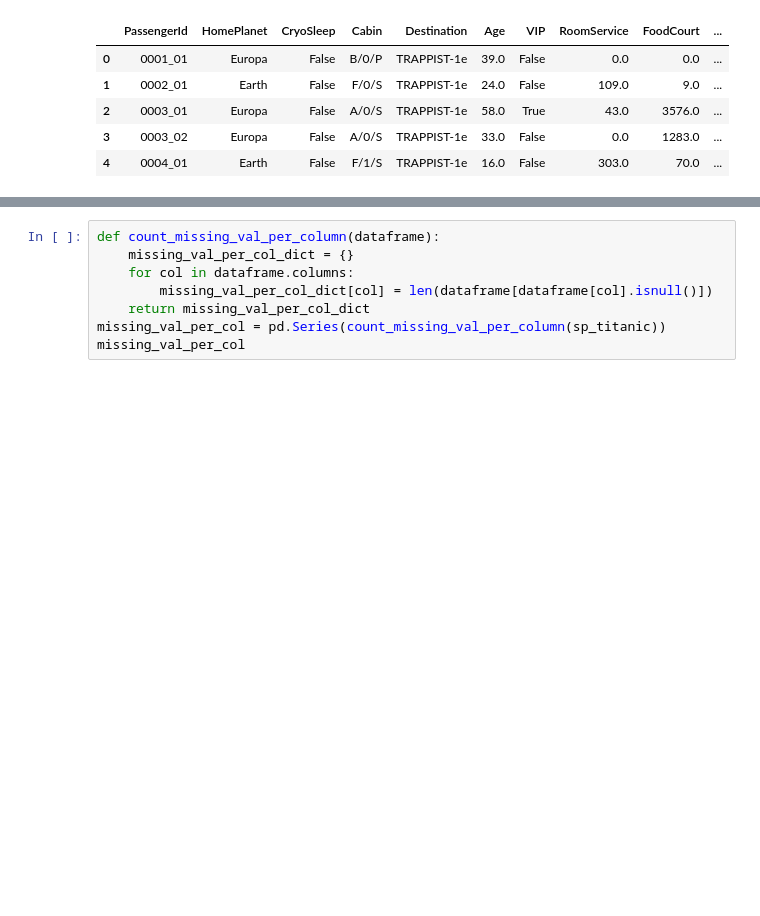
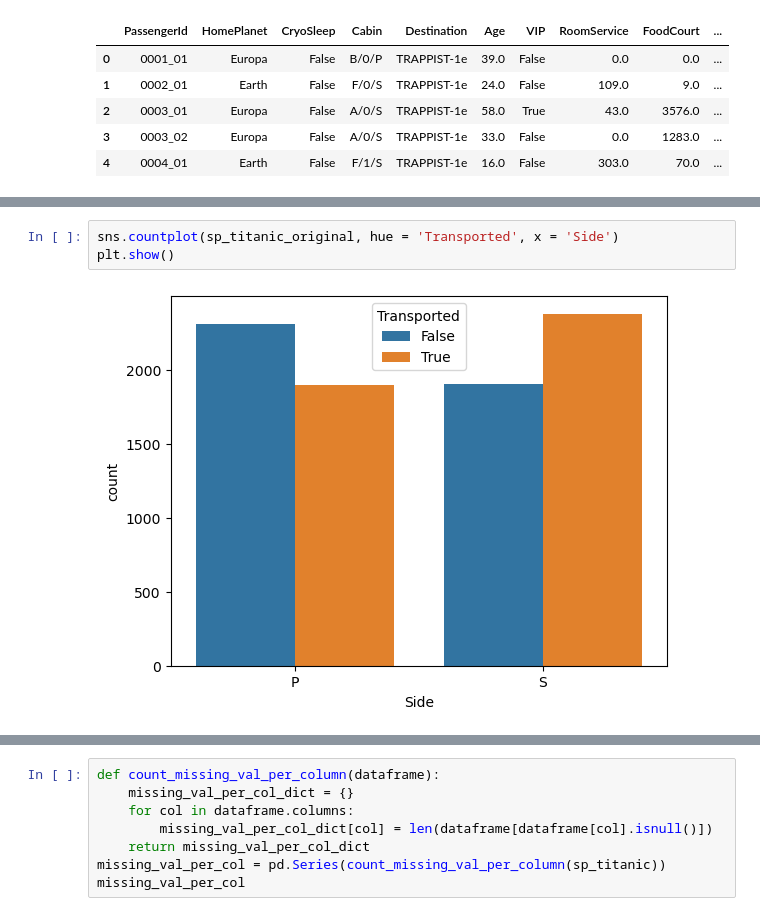
Before and after one commit to Dmytro1996/spaceship-titanic-kaggle, a Jupyter notebook: spaceship_titanic.ipynb, the cells around one changed output, grey strips where cells are left out. Cells and saved outputs as stored; diff of their text form; blank space fills up the shorter version.

```diff
--- a/spaceship_titanic.ipynb
+++ b/spaceship_titanic.ipynb
@@ -85,0 +91,5 @@ sp_titanic.head()
+# %%
+sns.countplot(sp_titanic_original, hue = 'Transported', x = 'Side')
+plt.show()
+# %% [output]
+[figure, added]
```
Also changed, not shown: parts of 29 cells of this notebook.
